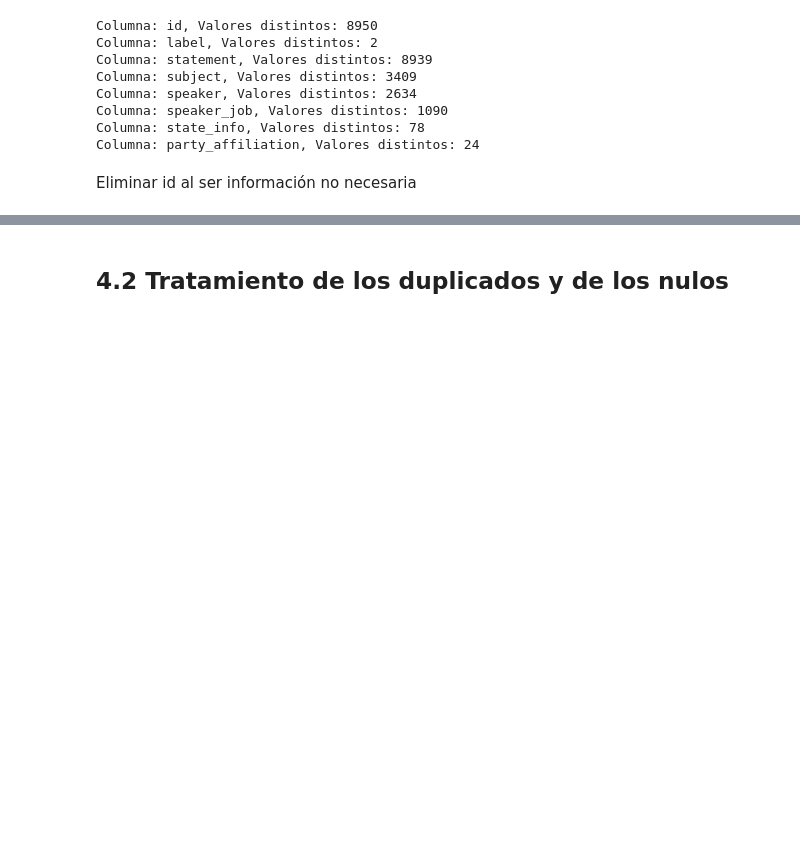
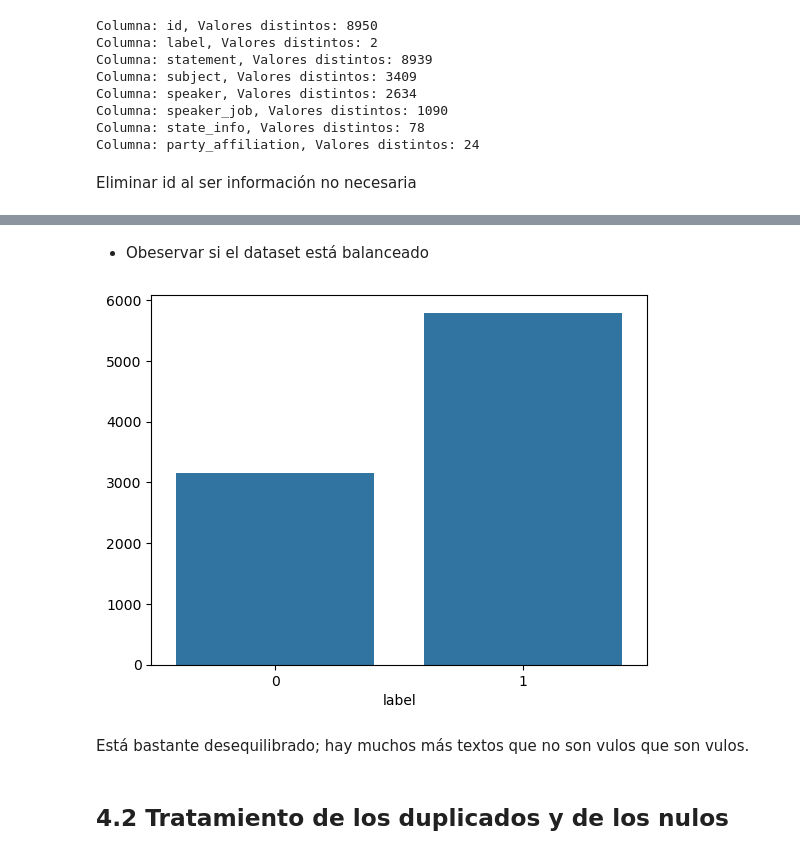
Before and after one commit to Tehedor/Reto2_ML-ABID, a Jupyter notebook: 1_Carga_limpieza_datos.ipynb, the cells around one changed output, grey strips where cells are left out. Saved outputs shown, nothing was run; the diff lists cells and outputs as text; code cells hidden in the pictures; blank space fills up the shorter version.

```diff
--- a/1_Carga_limpieza_datos.ipynb
+++ b/1_Carga_limpieza_datos.ipynb
@@ -180,6 +180,16 @@ dfc.head()
 | 2 | 0 | The (Wisconsin) governor has prop... | corporations,pundits,taxes,abc-ne... | donna-brazile | Political commentator | Washington, D.C. | democrat |
 | 3 | 1 | Says her representation of an ex-... | candidates-biography,children,eth... | rebecca-bradley | NaN | NaN | none |
 | 4 | 0 | At protests in Wisconsin against ... | health-care,labor,state-budget | republican-party-wisconsin | NaN | Wisconsin | republican |
+# %% [markdown]
+- Obeservar si el dataset está balanceado
+# %%
+x = dfc['label'].value_counts()
+sns.barplot(x=x.index, y=x.values)
+plt.show()
+# %% [output]
+[figure, added]
+# %% [markdown]
+Está bastante desequilibrado; hay muchos más textos que no son vulos que son vulos.
 # %% [markdown]
 ## 4.2 Tratamiento de los duplicados y de los nulos
 # %% [markdown]
```
Also changed, not shown: parts of 21 cells of this notebook, 4 other files.
